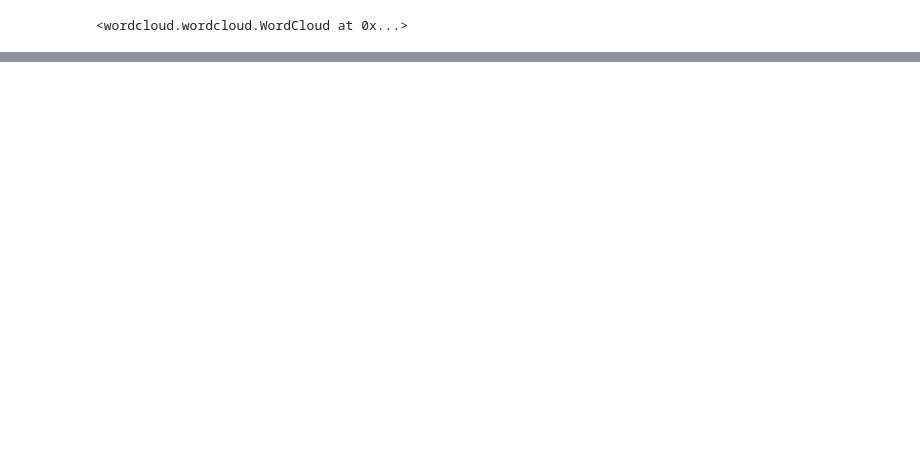
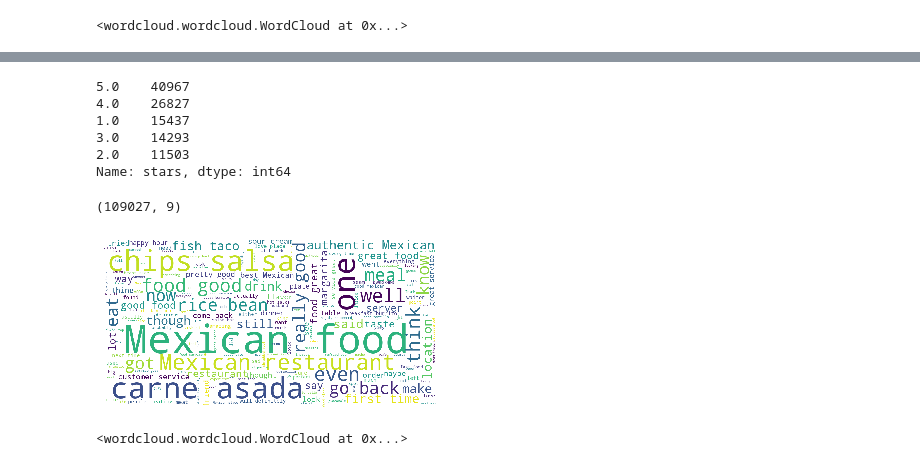
Before and after one commit to LingfengZhu/STAT-628-Module-3, a Jupyter notebook: EDA_unfinished.ipynb, the cells around one changed output, grey strips where cells are left out. Cells and saved outputs as stored; diff of their text form; code cells hidden in the pictures; blank space fills up the shorter version.

```diff
--- a/EDA_unfinished.ipynb
+++ b/EDA_unfinished.ipynb
@@ -188,0 +230,25 @@ distribution(topping, text_list , stars)
+# %%
+Maxican_review['stars'].value_counts()
+# %% [output]
+5.0    40967
+4.0    26827
+1.0    15437
+3.0    14293
+2.0    11503
+Name: stars, dtype: int64
+# %%
+Maxican_review.shape
+# %% [output]
+(109027, 9)
+# %%
+text=pizza_review['text'].values
+text_1 = "".join(str(e) for e in text)
+wordcloud = WordCloud(background_color='white', stopwords=STOPWORDS, random_state=30, scale=3)
+wordcloud.generate_from_text(text_1)
+plt.imshow(wordcloud)
+plt.axis('off')
+plt.show()
+wordcloud.to_file('wordcloud.jpg')
+# %% [output]
+[figure, added]
+<wordcloud.wordcloud.WordCloud at 0x...>
```
Also changed, not shown: parts of 21 cells of this notebook.
